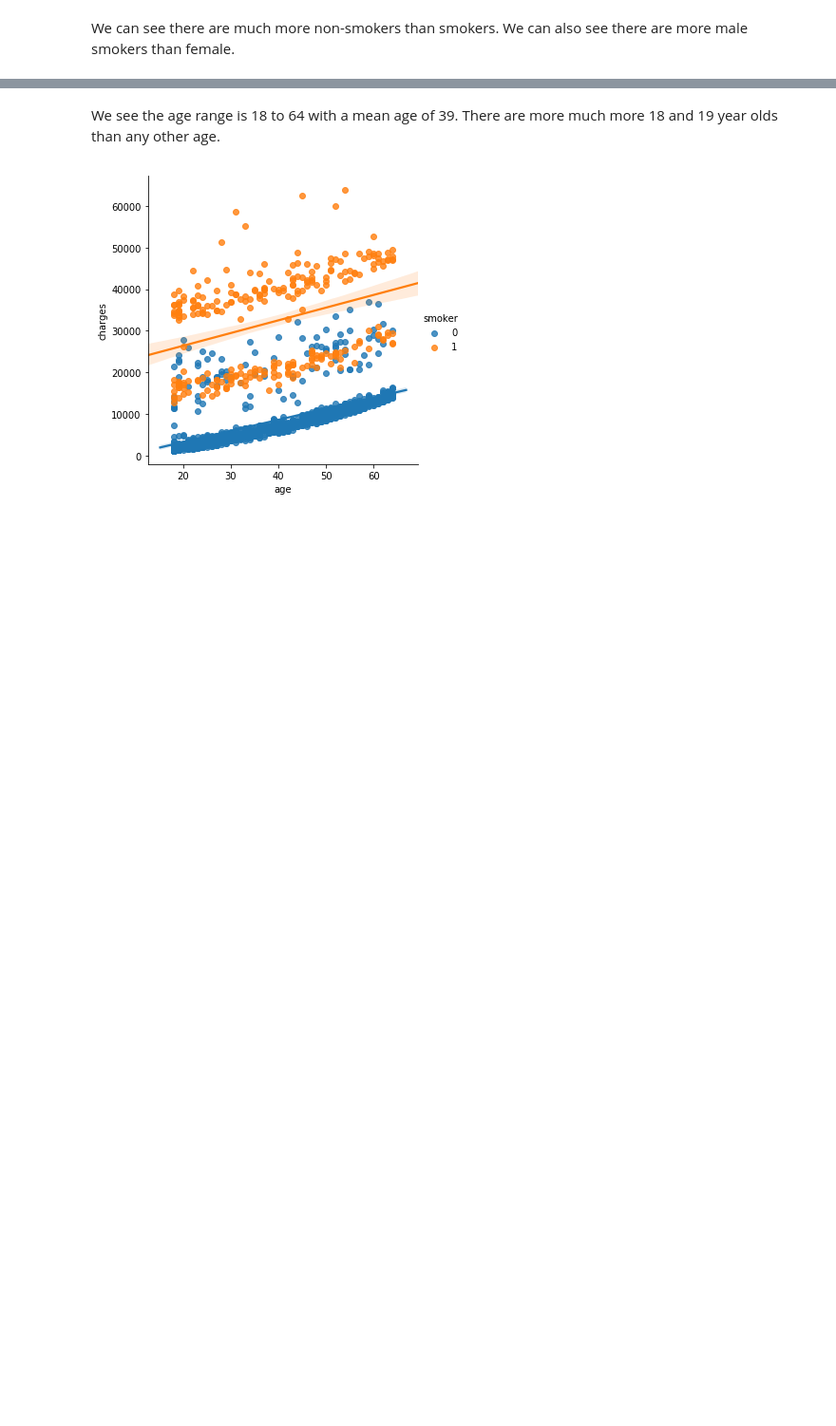
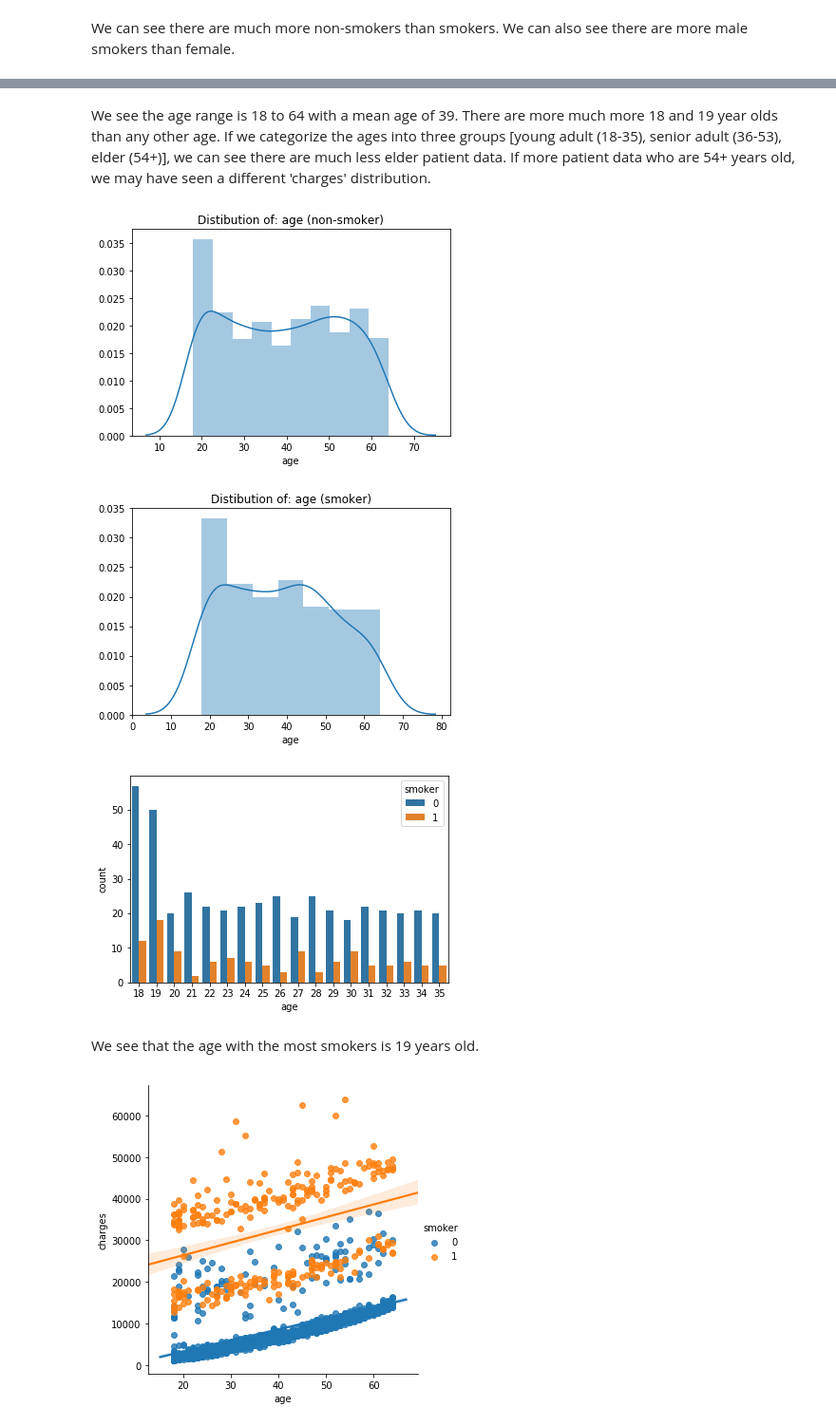
Before and after one commit to mkung8889/ML_Regression, a Jupyter notebook: eda_regressions.ipynb, the cells around one changed output, grey strips where cells are left out. Shown: that part at 95% size. Cells and saved outputs as stored; diff of their text form; code cells hidden in the pictures; blank space fills up the shorter version.

```diff
--- a/eda_regressions.ipynb
+++ b/eda_regressions.ipynb
@@ -164,7 +174,22 @@ age 19: 68
 age 20: 29
 age 21: 28
 # %% [markdown]
-We see the age range is 18 to 64 with a mean age of 39. There are more much more 18 and 19 year olds than any other age.
+We see the age range is 18 to 64 with a mean age of 39. There are more much more 18 and 19 year olds than any other age.  If we categorize the ages into three groups [young adult (18-35), senior adult (36-53), elder (54+)], we can see there are much less elder patient data. If more patient data who are 54+ years old, we may have seen a different 'charges' distribution.
+# %%
+sns.distplot(df.loc[df['smoker']==0]['age'])
+plt.title('Distibution of: age (non-smoker)')
+plt.show()
+sns.distplot(df.loc[df['smoker']==1]['age'])
+plt.title('Distibution of: age (smoker)')
+plt.show()
+sns.countplot(x='age',hue='smoker',data=young_adult)
+plt.show()
+# %% [output]
+[figure, added]
+[figure, added]
+[figure, added]
+# %% [markdown]
+We see that the age with the most smokers is 19 years old.
 # %%
 sns.lmplot(x='age', y='charges',hue='smoker', data=df)
 plt.show()
```
Also changed, not shown: parts of 42 cells of this notebook.
